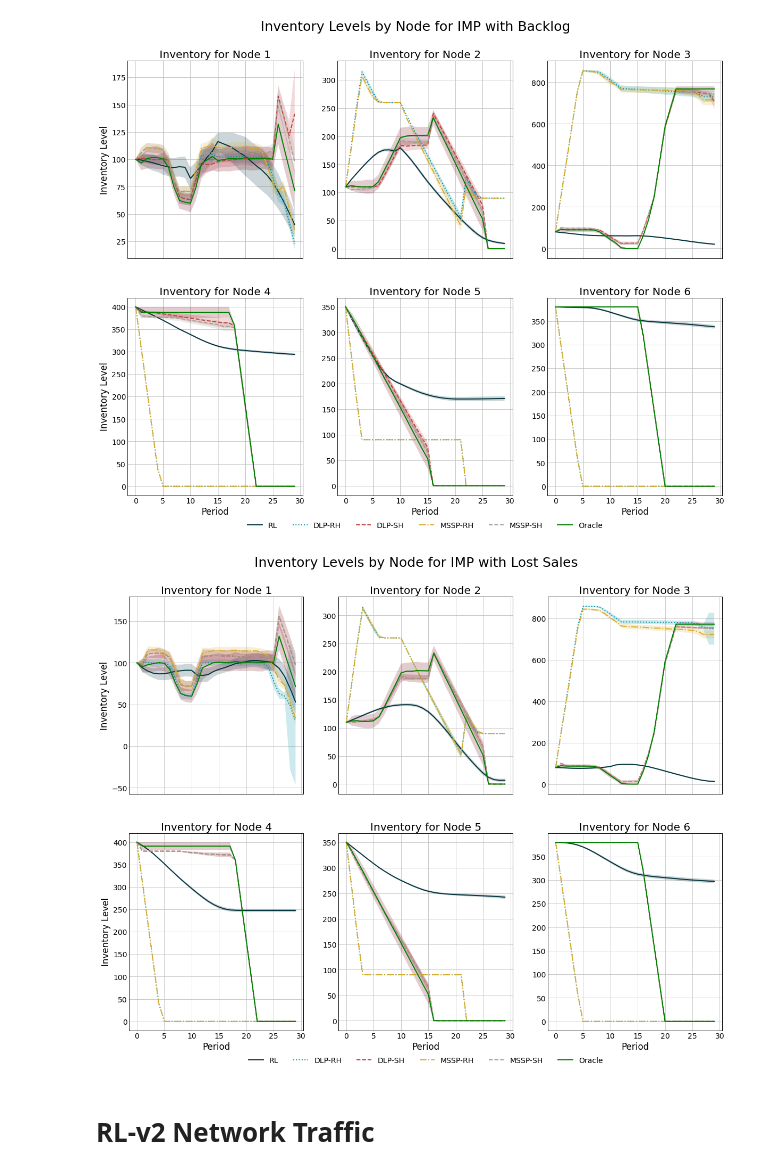
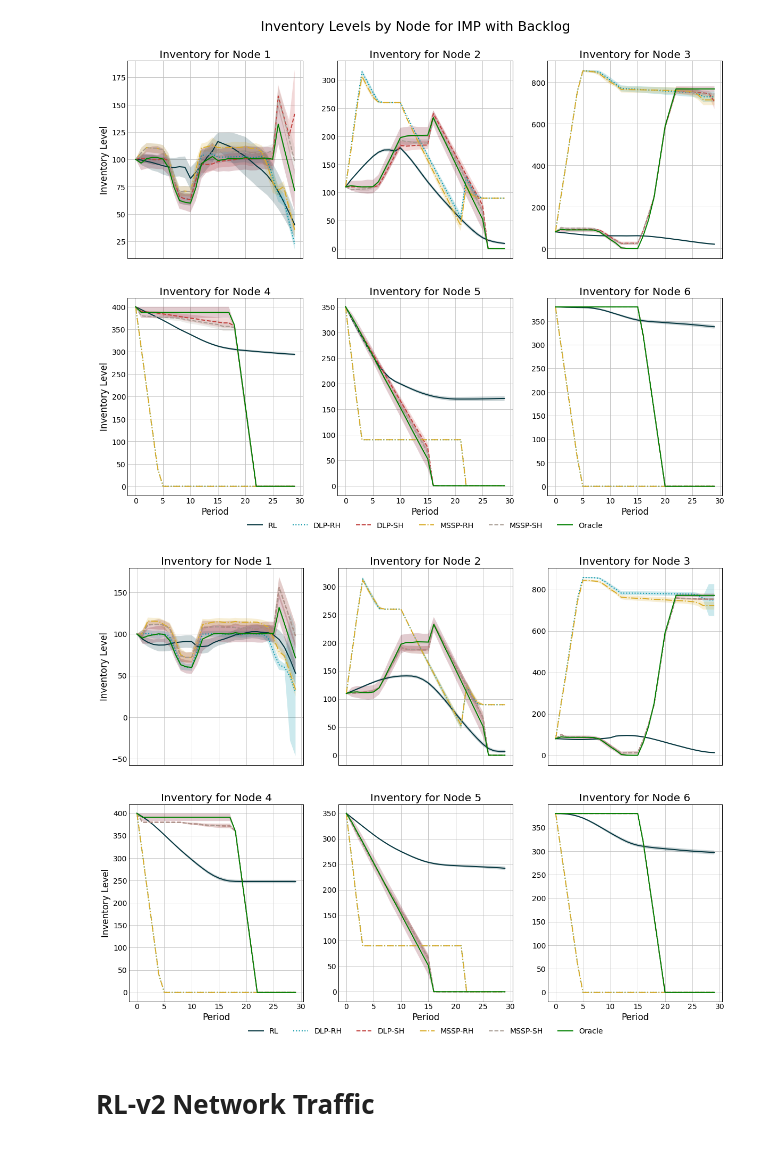
Before and after one commit to grossmann-group/or-gym, a Jupyter notebook: notebooks/results_plots.ipynb, the cells around one changed output. Cells and saved outputs as stored; diff of their text form; code cells hidden in the pictures.

Commit message:
adding plots

```diff
--- a/notebooks/results_plots.ipynb
+++ b/notebooks/results_plots.ipynb
@@ -328,35 +329,35 @@ for i, (k, v) in enumerate(sp_sh3_inv.items()):
     row = 0 if i <= 2 else 1
     col = i % 3
 
     m = v.mean(axis=0)[:30]
     s = v.std(axis=0)[:30]
     ax[row, col].plot(m, label='MSSP-SH', linestyle=linestyles[4])
     ax[row, col].fill_between(np.arange(len(m)), m+s, m-s, alpha=0.2)
 
 for i, (k, v) in enumerate(or3_inv.items()):
     row = 0 if i <= 2 else 1
     col = i % 3
 
     m = v.mean(axis=0)[:30]
     s = v.std(axis=0)[:30]
     ax[row, col].plot(m, label='Oracle', linestyle=linestyles[5], c='g')
     ax[row, col].fill_between(np.arange(len(m)), m+s, m-s, alpha=0.2)
 
 ax[1, 1].legend(loc='upper center', bbox_to_anchor=(0.5, -0.1),
     fancybox=False, shadow=False, ncol=6)
 
 ax[0, 0].set_ylabel('Inventory Level')
 ax[1, 0].set_ylabel('Inventory Level')
 ax[1, 0].set_xlabel('Period')
 ax[1, 1].set_xlabel('Period')
 ax[1, 2].set_xlabel('Period')
 
-plt.suptitle('Inventory Levels by Node for IMP with Lost Sales', y=0.95, size=25)
+# plt.suptitle('Inventory Levels by Node for IMP with Lost Sales', y=0.95, size=25)
 
 # plt.tight_layout()
 plt.show()
 # %% [output]
-[figure, old version]
+[figure, new version]
 # %% [markdown]
 # RL-v2 Network Traffic
 # %%
```
Also changed, not shown: parts of 6 cells of this notebook, 1 other file.
